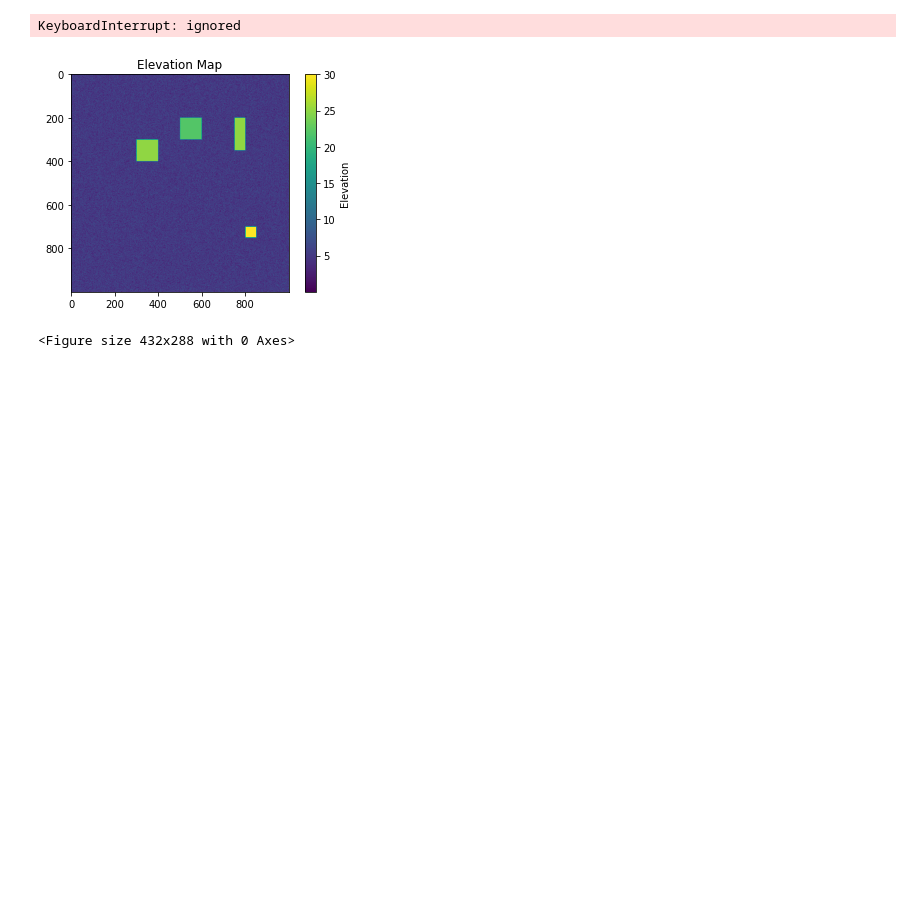
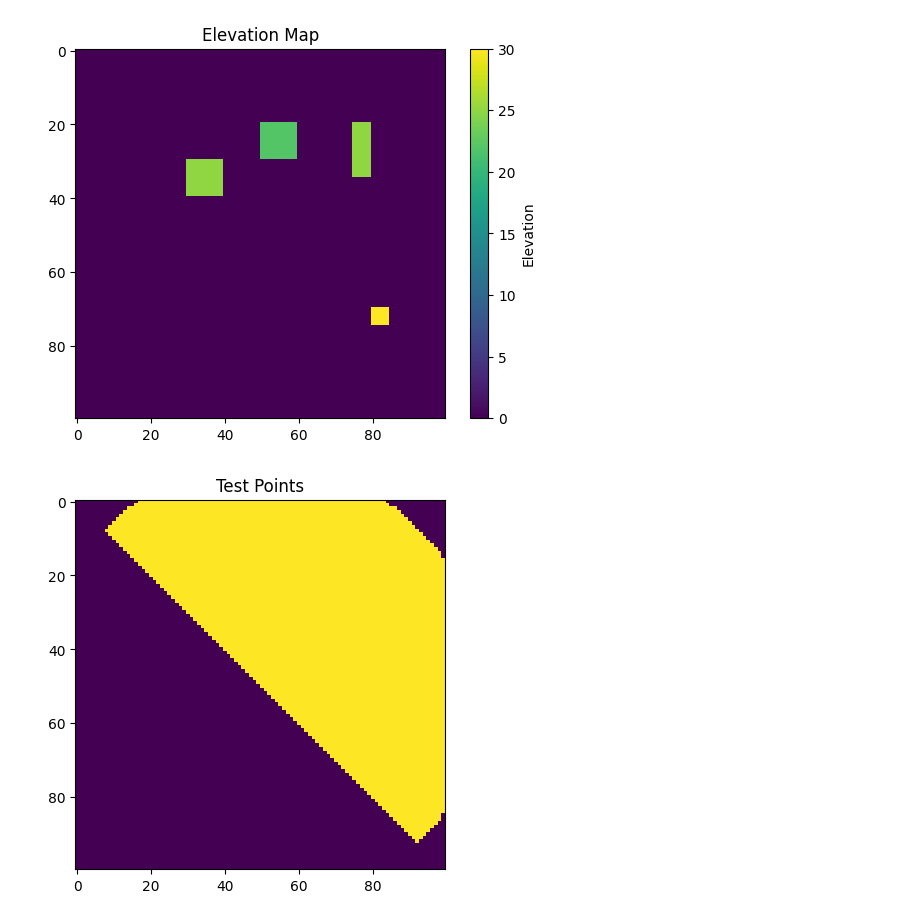
Before and after one commit to aidenrosebush/ESC472-2023, a Jupyter notebook: Viewshed_LOS_fast.ipynb, the cells around one changed output. Cells and saved outputs as stored; diff of their text form; code cells hidden in the pictures; blank space fills up the shorter version.

Commit message:
Including building detections

```diff
--- a/Viewshed_LOS_fast.ipynb
+++ b/Viewshed_LOS_fast.ipynb
@@ -83,20 +83,29 @@ def addBuildingSquare(map, x_left,x_right,y_bottom,y_top, height):
     for y in range(y_bottom, y_top, 1):
       map[x][y] = height
   return map
+def detectBuildings(buildingMap, coloredMap):
+  for i in range(len(coloredMap)):
+    for j in range(len(coloredMap[i])):
+      if buildingMap[i][j] != 0:
+        coloredMap[i][j] = 0
+  return coloredMap
 # %%
-scale = 10
-map = np.random.uniform(0, 10, (100*scale,100*scale))
-map = addBuildingSquare(map, 30*scale,40*scale,30*scale,40*scale,25)
-map = addBuildingSquare(map, 70*scale,75*scale,80*scale,85*scale,30)
-map = addBuildingSquare(map, 20*scale,30*scale,50*scale,60*scale,22)
-map = addBuildingSquare(map, 20*scale,35*scale,75*scale,80*scale,25)
+scale = 1
+eMap = np.random.uniform(0, 10, (100*scale,100*scale))
+eMap = np.zeros((100*scale, 100*scale))
+buildingMap = np.zeros((100*scale, 100*scale))
+buildingMap = addBuildingSquare(buildingMap, 30*scale,40*scale,30*scale,40*scale,25)
+buildingMap = addBuildingSquare(buildingMap, 70*scale,75*scale,80*scale,85*scale,30)
+buildingMap = addBuildingSquare(buildingMap, 20*scale,30*scale,50*scale,60*scale,22)
+buildingMap = addBuildingSquare(buildingMap, 20*scale,35*scale,75*scale,80*scale,25)
+map = eMap + buildingMap
 point = [scale*50,scale*50]
 direction = [-1,1]
 r = 60*scale
-elevation = 15
+elevation = 60
 m = getViewshed(map, point, direction, r, elevation)
+m = detectBuildings(buildingMap, m)
 plotVisiblePoints(m)
 # %% [output]
-KeyboardInterrupt: ignored
-[figure, old version]
+[figure, new version]
-<Figure size 432x288 with 0 Axes>
+[figure, added]
```
Also changed, not shown: parts of 2 cells of this notebook.
